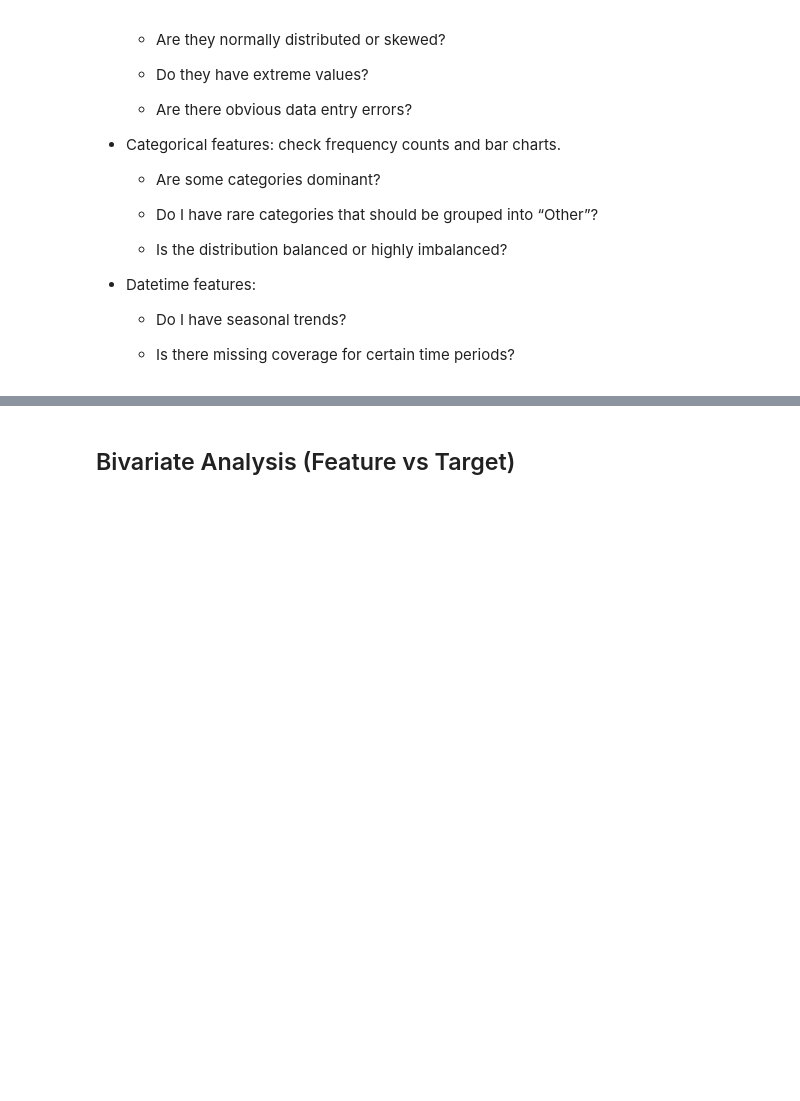
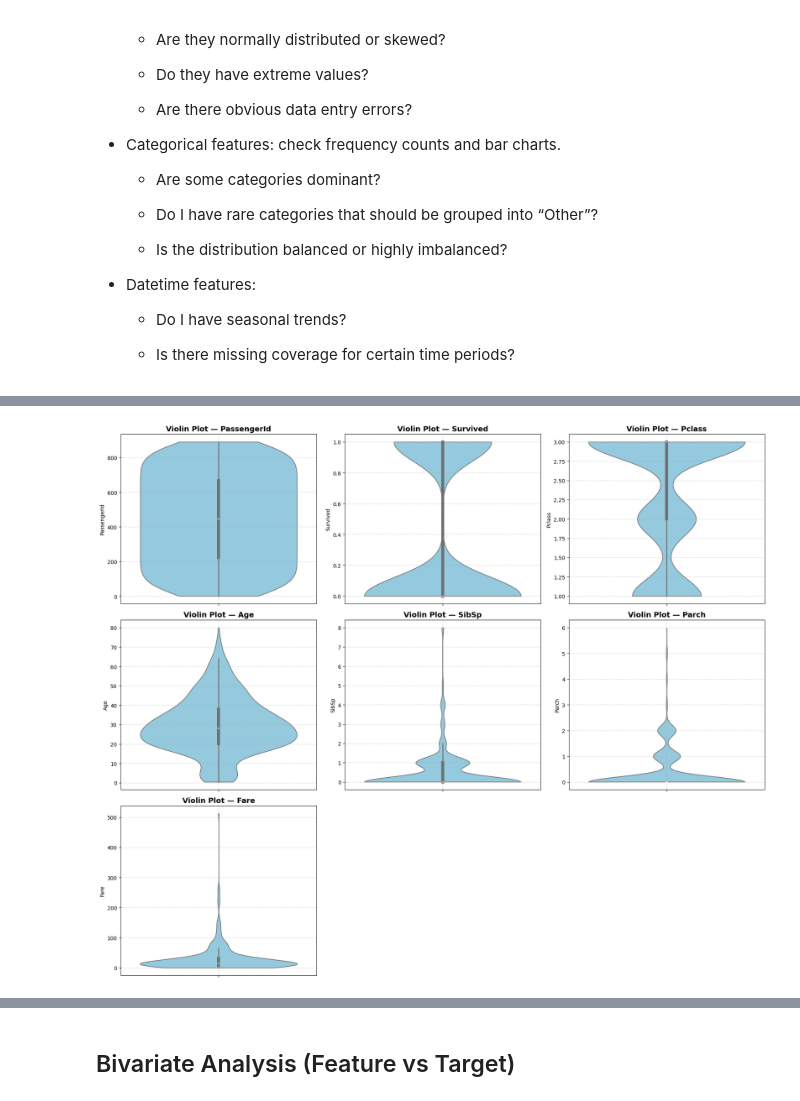
Before and after one commit to parhamvz73/Machine-Learning, a Jupyter notebook: Template.ipynb, the cells around one changed output, grey strips where cells are left out. Drawn from its saved outputs; the diff is of its cells as text; code cells hidden in the pictures; blank space fills up the shorter version.

```diff
--- a/Template.ipynb
+++ b/Template.ipynb
@@ -933,0 +1027,45 @@ I start with one variable at a time:
+# %%
+def plot_uni_numeric_violin(df: pd.DataFrame, columns: list[str] | None = None):
+    """
+    Creates violin plots (boxplot + KDE curve) for each numeric column in subplots.
+
+    Parameters
+    ----------
+    df : pd.DataFrame
+        Input DataFrame.
+    columns : list[str] | None
+        Columns to plot. If None, auto-detect numeric columns.
+    """
+    # Detect numeric columns
+    if columns is None:
+        numeric_cols = df.select_dtypes(include=[np.number]).columns.tolist()
+    else:
+        numeric_cols = [c for c in columns if c in df.columns and np.issubdtype(df[c].dtype, np.number)]
+
+    if not numeric_cols:
+        print("⚠️ No numeric columns found to plot.")
+        return
+
+    n_cols = len(numeric_cols)
+    n_rows = math.ceil(n_cols / 3)  # up to 3 per row for readability
+
+    fig, axes = plt.subplots(n_rows, 3, figsize=(18, 5 * n_rows))
+    axes = axes.flatten()
+
+    for i, col in enumerate(numeric_cols):
+        sns.violinplot(y=df[col], ax=axes[i], inner="box", cut=0, color="skyblue")
+        axes[i].set_title(f"Violin Plot — {col}", fontsize=14, fontweight="bold")
+        axes[i].set_xlabel("")
+        axes[i].set_ylabel(col)
+        axes[i].grid(True, linestyle="--", alpha=0.5)
+
+    # Hide any unused subplots
+    for j in range(i + 1, len(axes)):
+        axes[j].axis("off")
+
+    plt.tight_layout()
+    plt.show()
+# %%
+plot_uni_numeric_violin(df)
+# %% [output]
+[figure, added]
```
Also changed, not shown: parts of 16 cells of this notebook.
